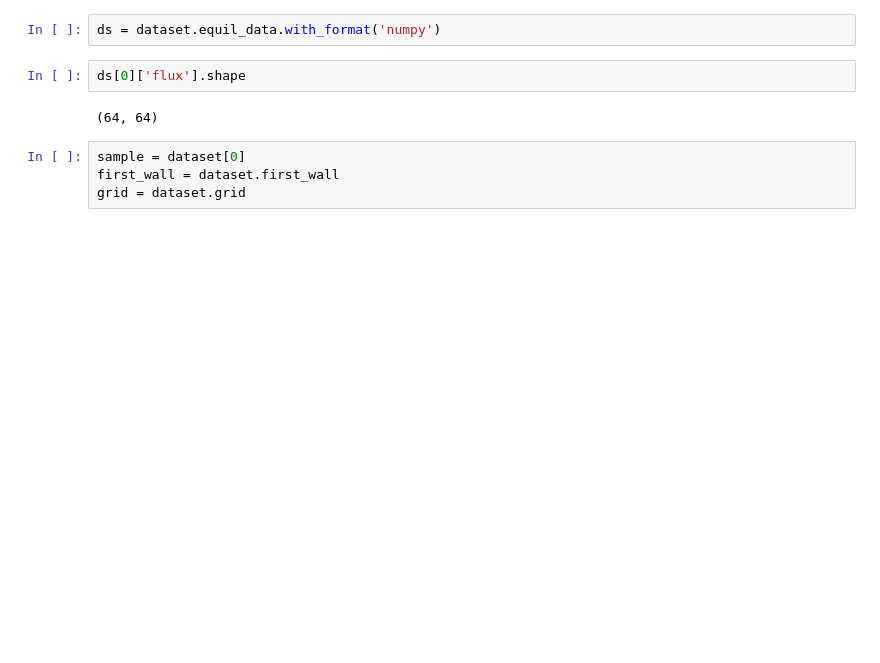
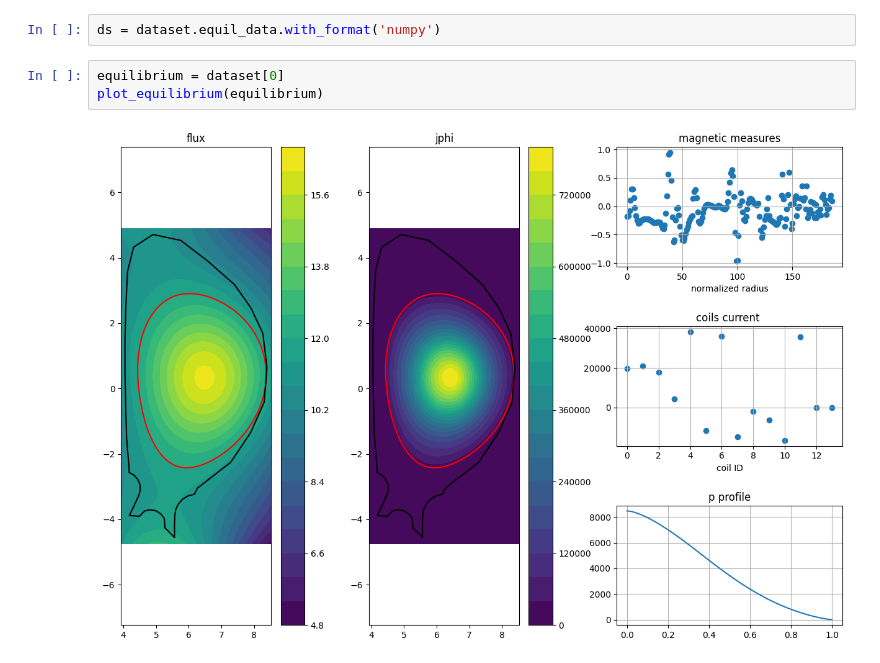
Before and after one commit to matteobonotto/ITERlike-equilibrium-dataset, a Jupyter notebook: notebooks/use_dataset.ipynb, the cells around one changed output. Drawn from its saved outputs; the diff is of its cells as text; blank space fills up the shorter version.

```diff
--- a/notebooks/use_dataset.ipynb
+++ b/notebooks/use_dataset.ipynb
@@ -27,12 +53,9 @@ ITER-like equilibrium dataset with 8192 samples and keys:
 # %%
 ds = dataset.equil_data.with_format('numpy')
-# %%
-ds[0]['flux'].shape
-# %% [output]
-(64, 64)
-# %%
-sample = dataset[0]
-first_wall = dataset.first_wall
-grid = dataset.grid
+# %%
+equilibrium = dataset[0]
+plot_equilibrium(equilibrium)
+# %% [output]
+[figure, added]
 # %%
 contourf(
```
Also changed, not shown: parts of 13 cells of this notebook, 16 other files.
